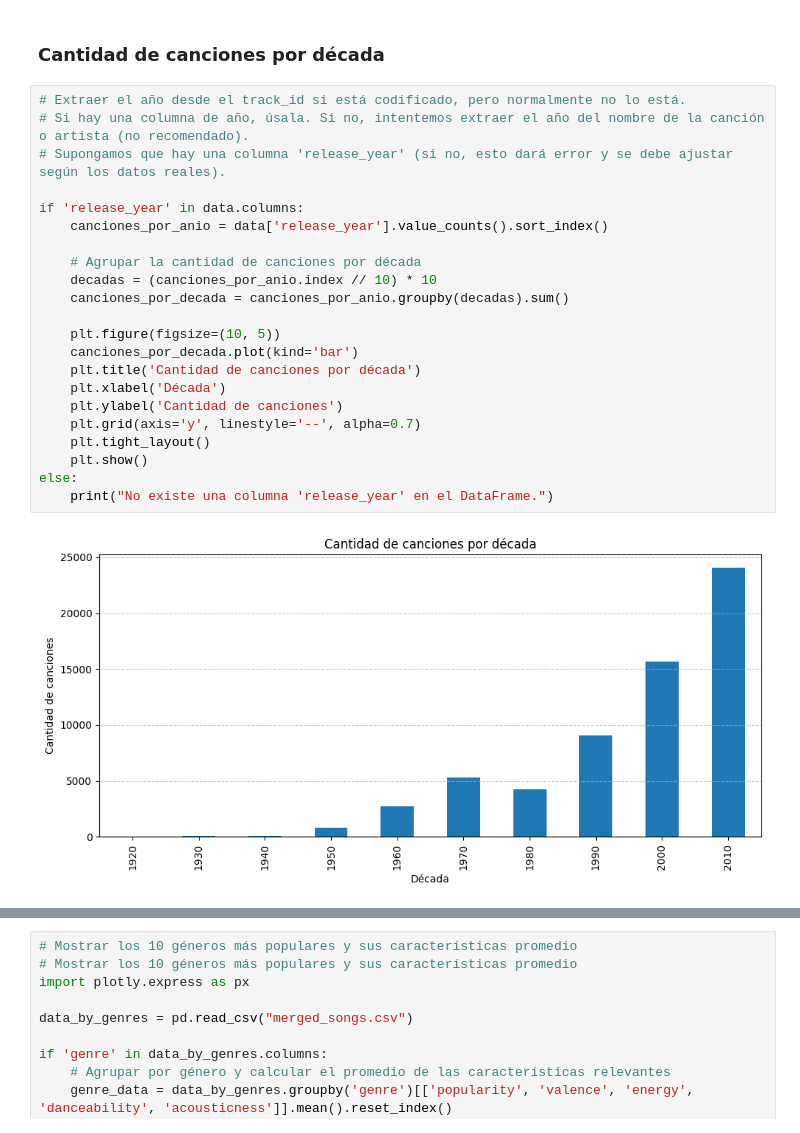
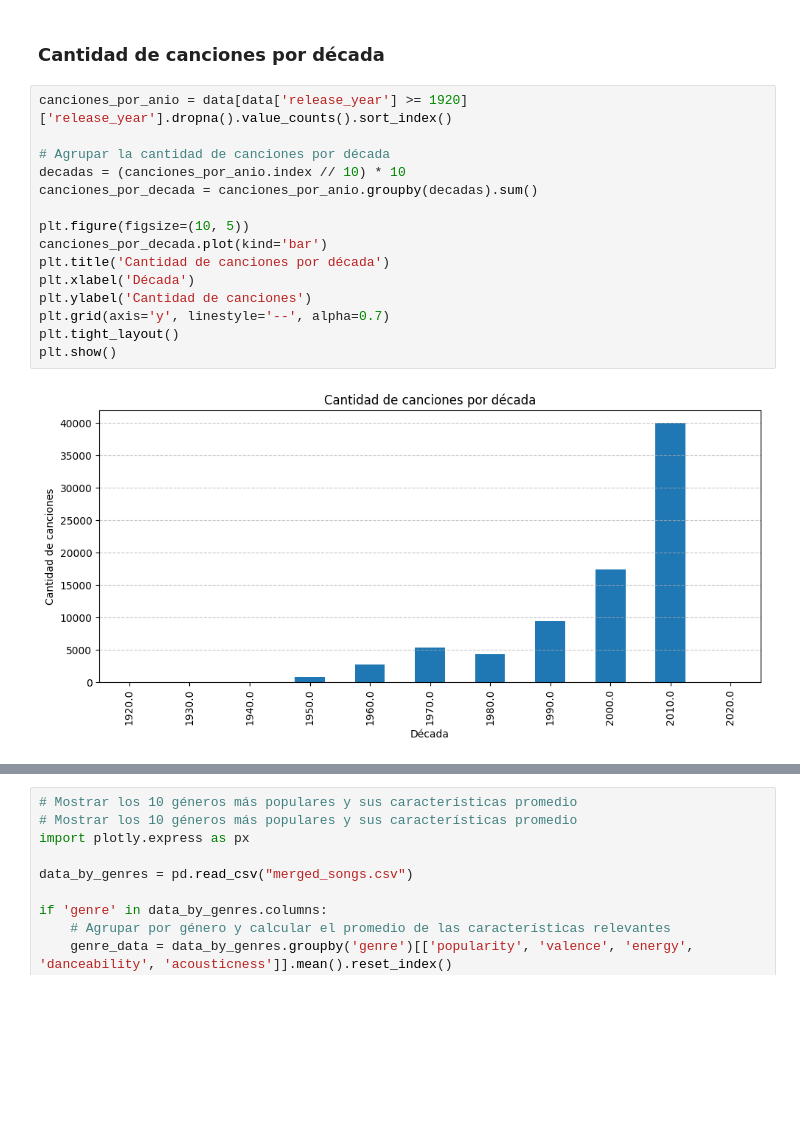
Before and after one commit to AndresChacon00/SongRecommenderAI, a Jupyter notebook: eda.ipynb, the cells around one changed output, grey strips where cells are left out. Cells and saved outputs as stored; diff of their text form; blank space fills up the shorter version.

```diff
--- a/eda.ipynb
+++ b/eda.ipynb
@@ -126,29 +137,22 @@ plt.show()
 # %% [markdown]
 ### Cantidad de canciones por década
 # %%
-# Extraer el año desde el track_id si está codificado, pero normalmente no lo está.
-# Si hay una columna de año, úsala. Si no, intentemos extraer el año del nombre de la canción o artista (no recomendado).
-# Supongamos que hay una columna 'release_year' (si no, esto dará error y se debe ajustar según los datos reales).
+canciones_por_anio = data[data['release_year'] >= 1920]['release_year'].dropna().value_counts().sort_index()
 
-if 'release_year' in data.columns:
-    canciones_por_anio = data['release_year'].value_counts().sort_index()
+# Agrupar la cantidad de canciones por década
+decadas = (canciones_por_anio.index // 10) * 10
+canciones_por_decada = canciones_por_anio.groupby(decadas).sum()
 
-    # Agrupar la cantidad de canciones por década
-    decadas = (canciones_por_anio.index // 10) * 10
-    canciones_por_decada = canciones_por_anio.groupby(decadas).sum()
-
-    plt.figure(figsize=(10, 5))
-    canciones_por_decada.plot(kind='bar')
-    plt.title('Cantidad de canciones por década')
-    plt.xlabel('Década')
-    plt.ylabel('Cantidad de canciones')
-    plt.grid(axis='y', linestyle='--', alpha=0.7)
-    plt.tight_layout()
-    plt.show()
-else:
-    print("No existe una columna 'release_year' en el DataFrame.")
+plt.figure(figsize=(10, 5))
+canciones_por_decada.plot(kind='bar')
+plt.title('Cantidad de canciones por década')
+plt.xlabel('Década')
+plt.ylabel('Cantidad de canciones')
+plt.grid(axis='y', linestyle='--', alpha=0.7)
+plt.tight_layout()
+plt.show()
 # %% [output]
-[figure, old version]
+[figure, new version]
 # %%
 # Graficar el promedio de varias características de sonido por año
 import plotly.express as px
```
Also changed, not shown: parts of 36 cells of this notebook, 1 other file.
